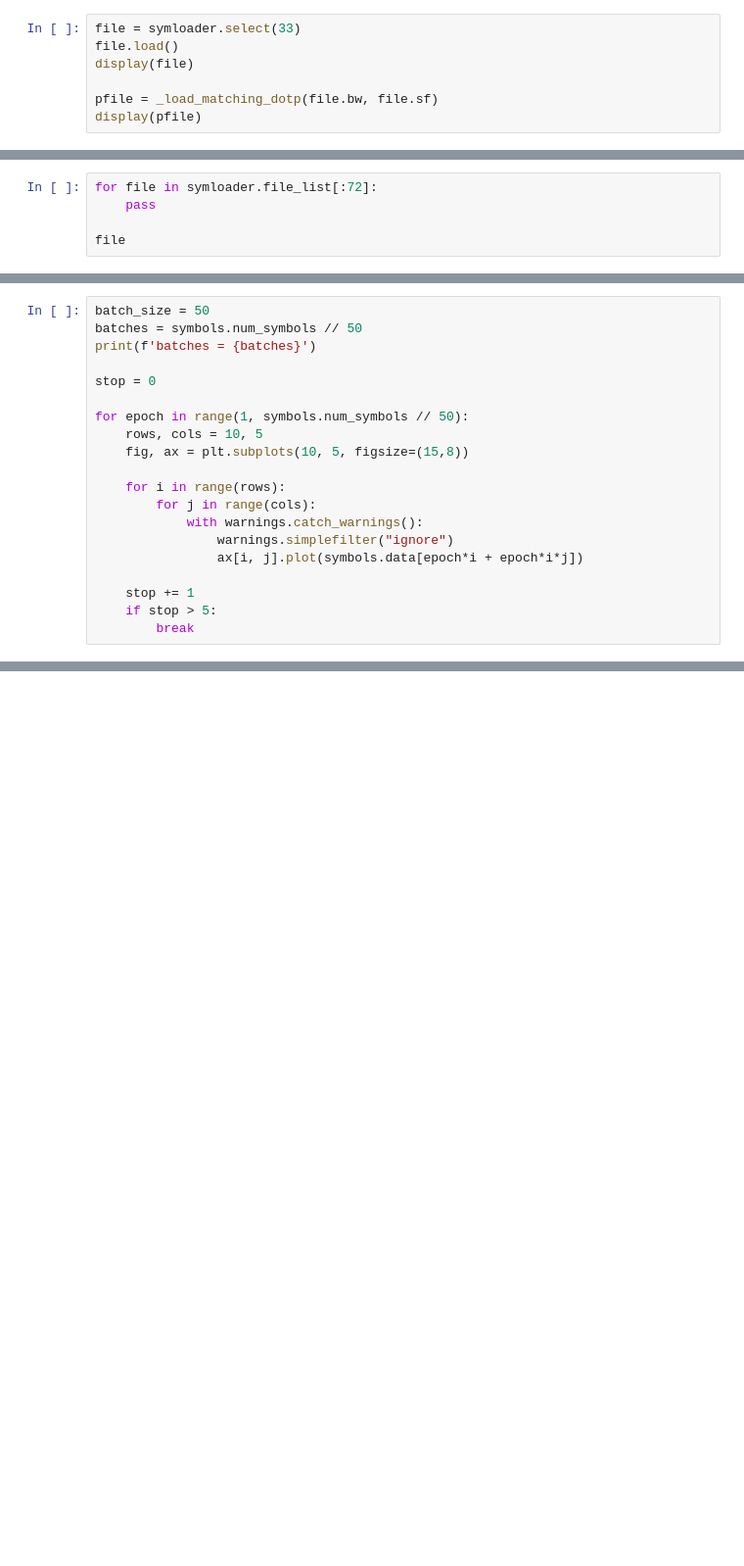
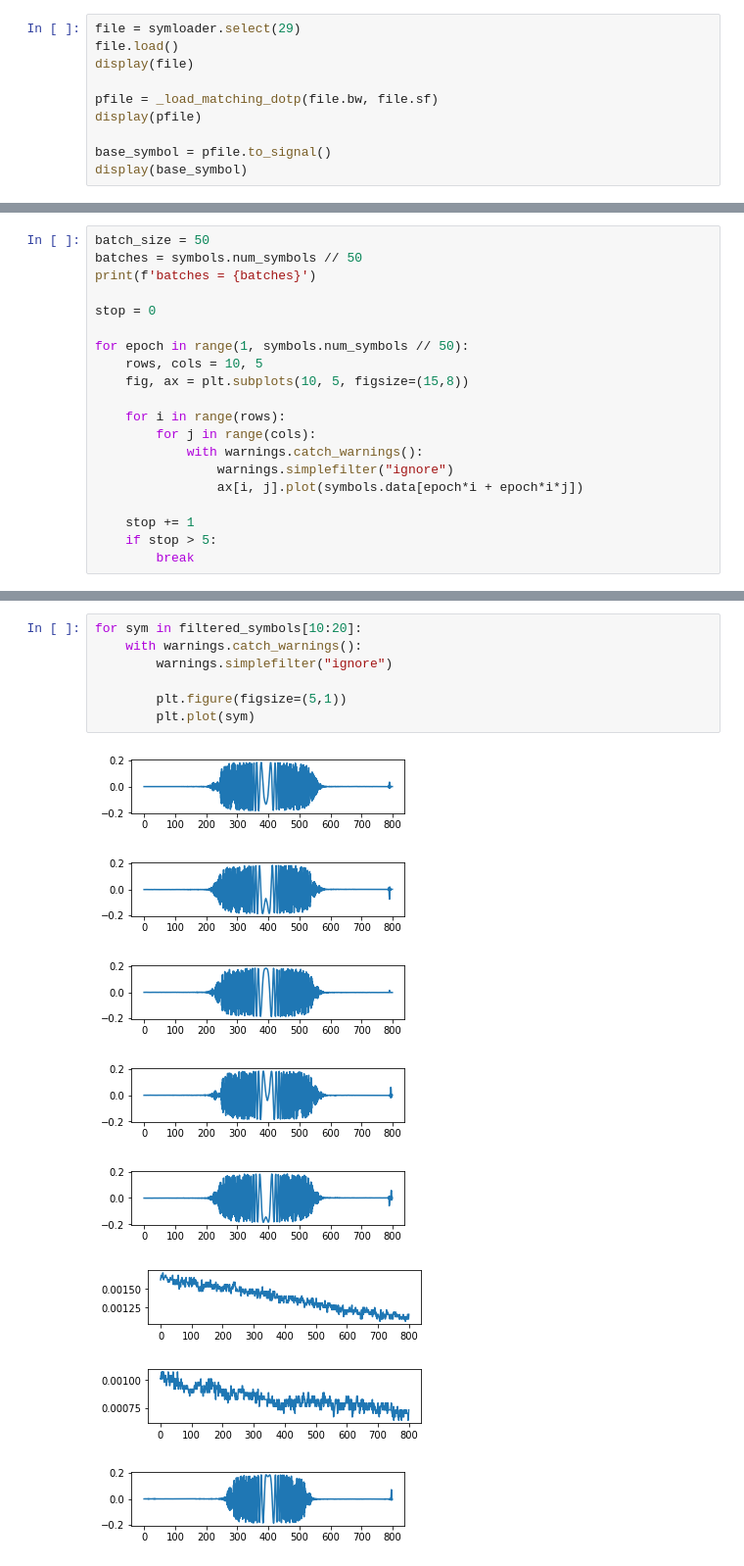
Before and after one commit to tjbergst/lorapy, a Jupyter notebook: lorapy-symbol-viewer.ipynb, the cells around one changed output, grey strips where cells are left out. Shown at 98% size. Saved outputs shown, nothing was run; the diff lists cells and outputs as text; blank space fills up the shorter version.

```diff
--- a/lorapy-symbol-viewer.ipynb
+++ b/lorapy-symbol-viewer.ipynb
@@ -103,10 +117,13 @@ ploader.file_list
 # %% [markdown]
 ## symbols
 # %%
-file = symloader.select(33)
+file = symloader.select(29)
 file.load()
 display(file)
 
 pfile = _load_matching_dotp(file.bw, file.sf)
 display(pfile)
+
+base_symbol = pfile.to_signal()
+display(base_symbol)
 # %% [output]
@@ -122,7 +142,2 @@ BaselineSymbolSet(num symbols=11041 | BW: 9 | SF: 10 | Att: 80 | samples per sym
 # %% [markdown]
 # symbol filtering
-# %%
-for file in symloader.file_list[:72]:
-    pass
-
-file
@@ -307,0 +367,16 @@ for epoch in range(1, symbols.num_symbols // 50):
+# %%
+for sym in filtered_symbols[10:20]:
+    with warnings.catch_warnings():
+        warnings.simplefilter("ignore")
+
+        plt.figure(figsize=(5,1))
+        plt.plot(sym)
+# %% [output]
+[figure, added]
+[figure, added]
+[figure, added]
+[figure, added]
+[figure, added]
+[figure, added]
+[figure, added]
+[figure, added]
```
Also changed, not shown: parts of 54 cells of this notebook.
